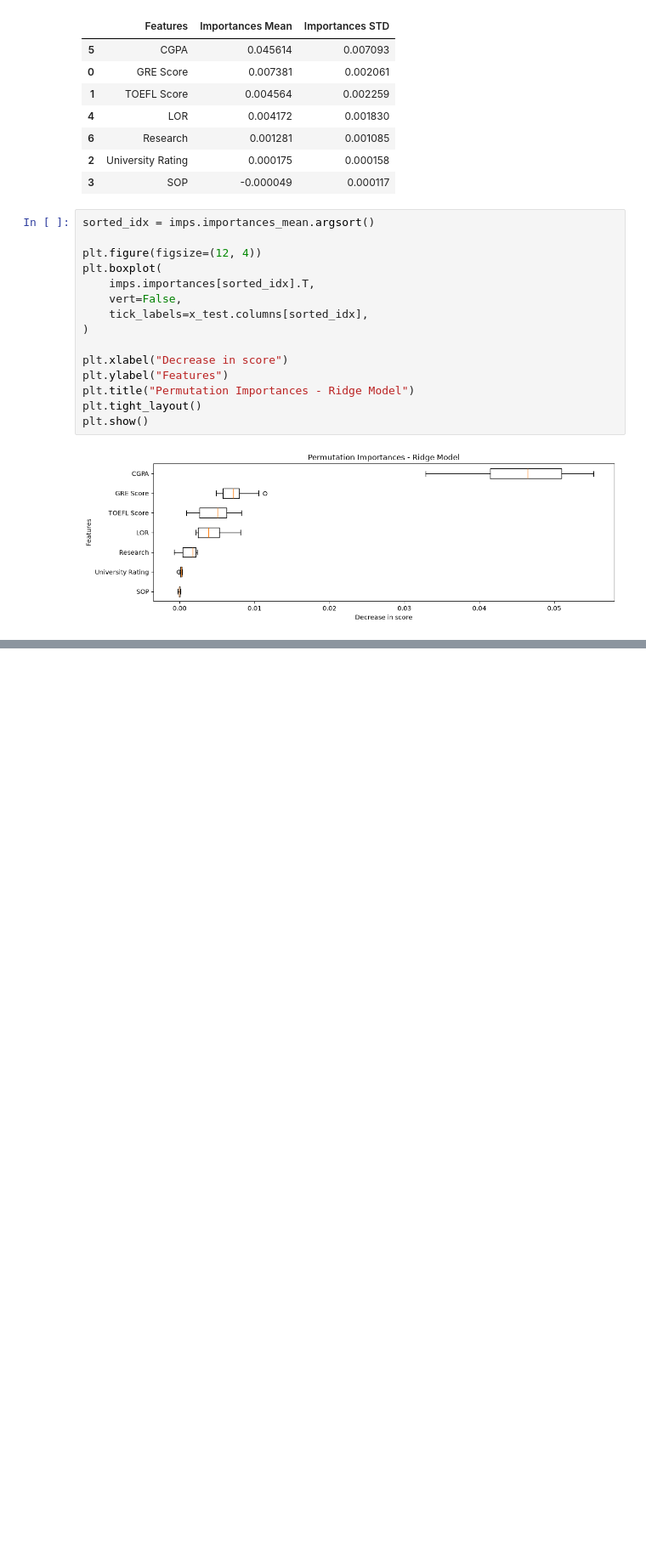
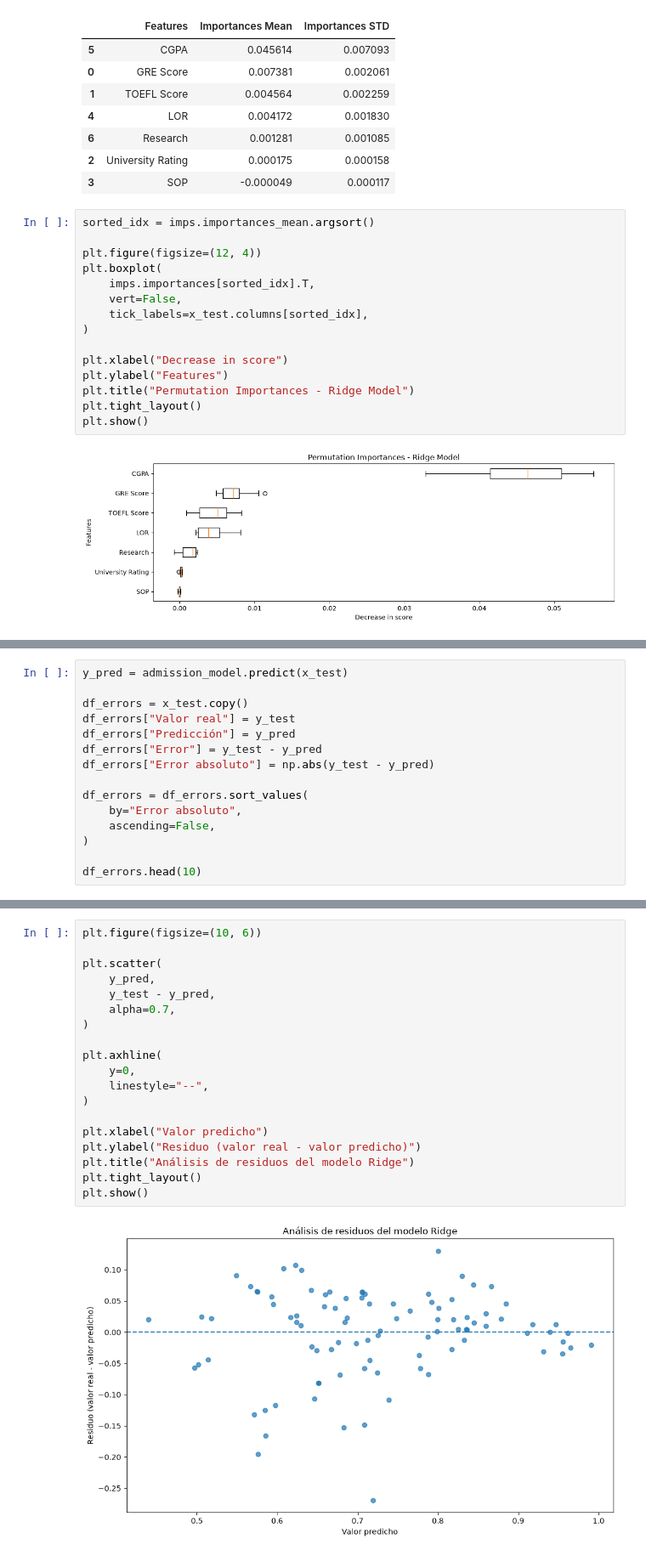
Before and after one commit to mariacamilasepulvedatorres-bit/CDP_ADMISIONES, a Jupyter notebook: notebooks/6-interpretation/07.Interpretacion_modelo_MCST_2026_08_21.ipynb, the cells around one changed output, grey strips where cells are left out. Shown at 85% size. Saved outputs shown, nothing was run; the diff lists cells and outputs as text; blank space fills up the shorter version.

```diff
--- a/notebooks/6-interpretation/07.Interpretacion_modelo_MCST_2026_08_21.ipynb
+++ b/notebooks/6-interpretation/07.Interpretacion_modelo_MCST_2026_08_21.ipynb
@@ -192,0 +317,15 @@ En conjunto, la importancia por permutación respalda la interpretación obtenid
+# %%
+y_pred = admission_model.predict(x_test)
+
+df_errors = x_test.copy()
+df_errors["Valor real"] = y_test
+df_errors["Predicción"] = y_pred
+df_errors["Error"] = y_test - y_pred
+df_errors["Error absoluto"] = np.abs(y_test - y_pred)
+
+df_errors = df_errors.sort_values(
+    by="Error absoluto",
+    ascending=False,
+)
+
+df_errors.head(10)
@@ -192,0 +344,21 @@ En conjunto, la importancia por permutación respalda la interpretación obtenid
+# %%
+plt.figure(figsize=(10, 6))
+
+plt.scatter(
+    y_pred,
+    y_test - y_pred,
+    alpha=0.7,
+)
+
+plt.axhline(
+    y=0,
+    linestyle="--",
+)
+
+plt.xlabel("Valor predicho")
+plt.ylabel("Residuo (valor real - valor predicho)")
+plt.title("Análisis de residuos del modelo Ridge")
+plt.tight_layout()
+plt.show()
+# %% [output]
+[figure, added]
```
Also changed, not shown: parts of 17 cells of this notebook.
